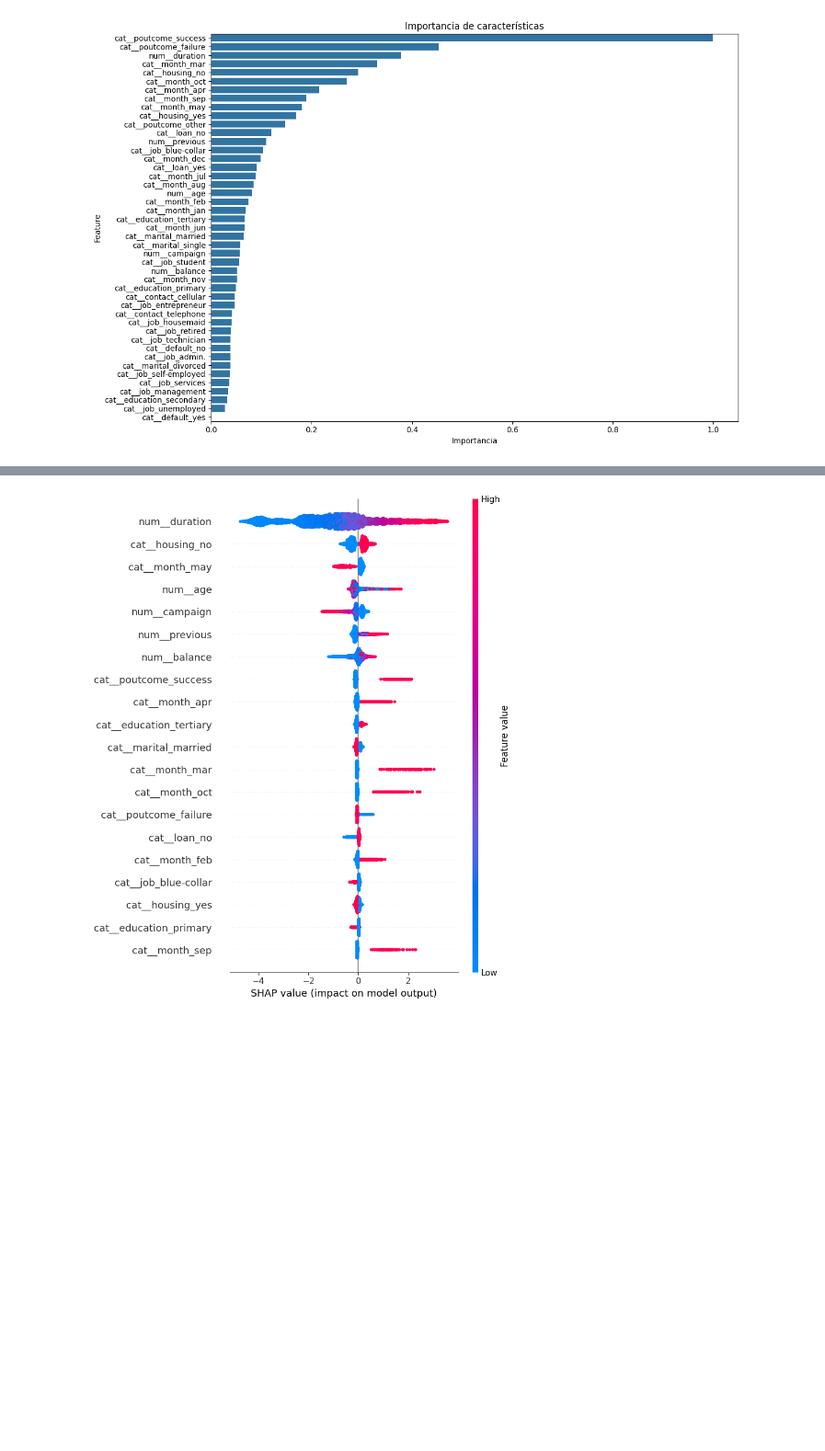
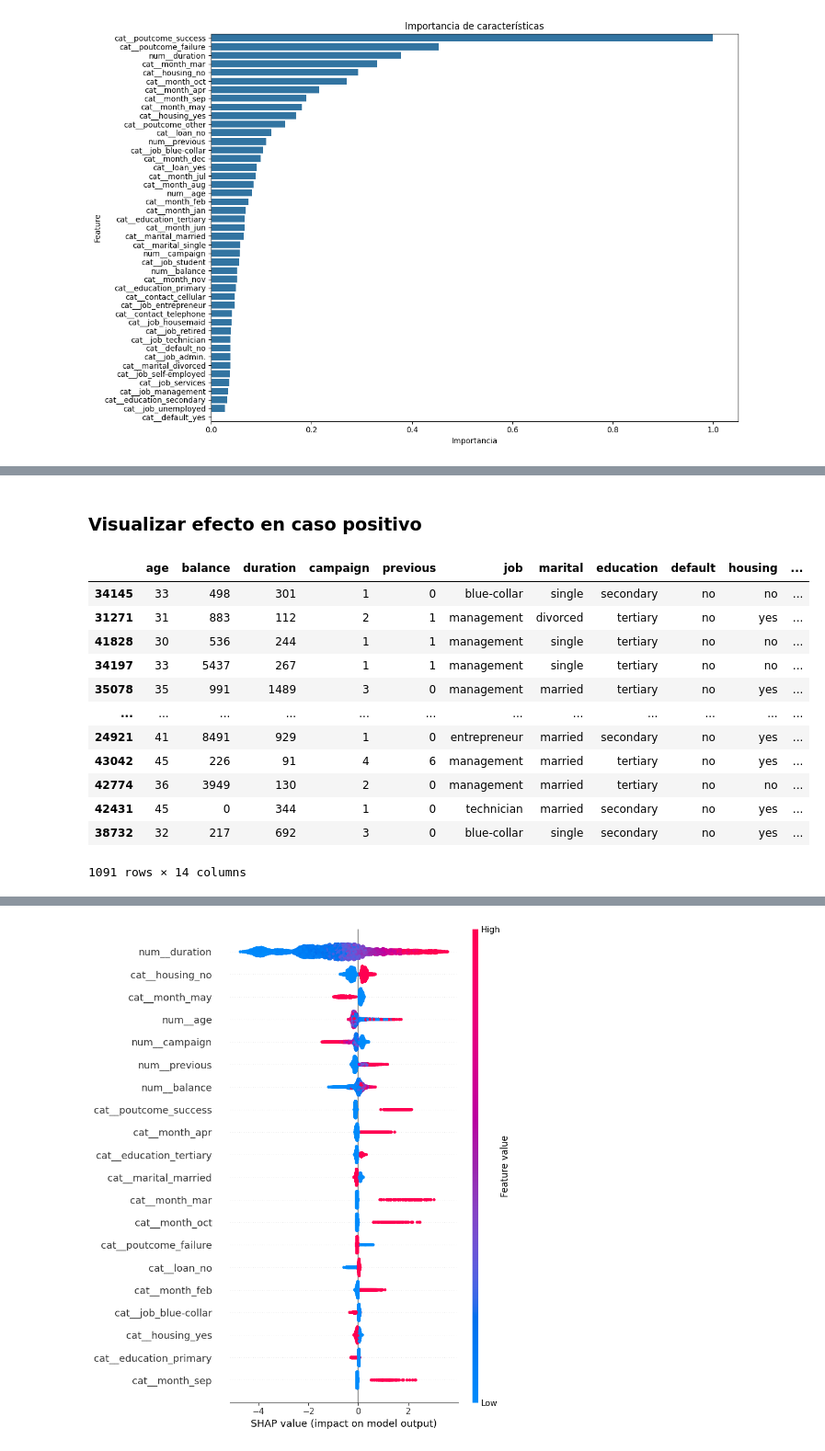
Before and after one commit to edynsoncoronado/mle-III, a Jupyter notebook: notebooks/4_interpretability.ipynb, the cells around one changed output, grey strips where cells are left out. Shown at 92% size. Saved outputs shown, nothing was run; the diff lists cells and outputs as text; code cells hidden in the pictures; blank space fills up the shorter version.

```diff
--- a/notebooks/4_interpretability.ipynb
+++ b/notebooks/4_interpretability.ipynb
@@ -129,0 +134,19 @@ forceplot_by_instance(explainer, shap_values, feature_names, 0)
+# %% [markdown]
+### Visualizar efecto en caso positivo
+# %%
+y_test = joblib.load(DATA_PATH / "y_test.pkl")
+X_test[y_test == 1]
+# %% [output]
+|  | age | balance | duration | campaign | previous | job | marital | education | default | housing | ... |
+| 34145 | 33 | 498 | 301 | 1 | 0 | blue-collar | single | secondary | no | no | ... |
+| 31271 | 31 | 883 | 112 | 2 | 1 | management | divorced | tertiary | no | yes | ... |
+| 41828 | 30 | 536 | 244 | 1 | 1 | management | single | tertiary | no | no | ... |
+| 34197 | 33 | 5437 | 267 | 1 | 1 | management | single | tertiary | no | no | ... |
+| 35078 | 35 | 991 | 1489 | 3 | 0 | management | married | tertiary | no | yes | ... |
+| ... | ... | ... | ... | ... | ... | ... | ... | ... | ... | ... | ... |
+| 24921 | 41 | 8491 | 929 | 1 | 0 | entrepreneur | married | secondary | no | yes | ... |
+| 43042 | 45 | 226 | 91 | 4 | 6 | management | married | tertiary | no | yes | ... |
+| 42774 | 36 | 3949 | 130 | 2 | 0 | management | married | tertiary | no | no | ... |
+| 42431 | 45 | 0 | 344 | 1 | 0 | technician | married | secondary | no | yes | ... |
+| 38732 | 32 | 217 | 692 | 3 | 0 | blue-collar | single | secondary | no | yes | ... |
+1091 rows × 14 columns
```
Also changed, not shown: parts of 8 cells of this notebook, 9 other files.
